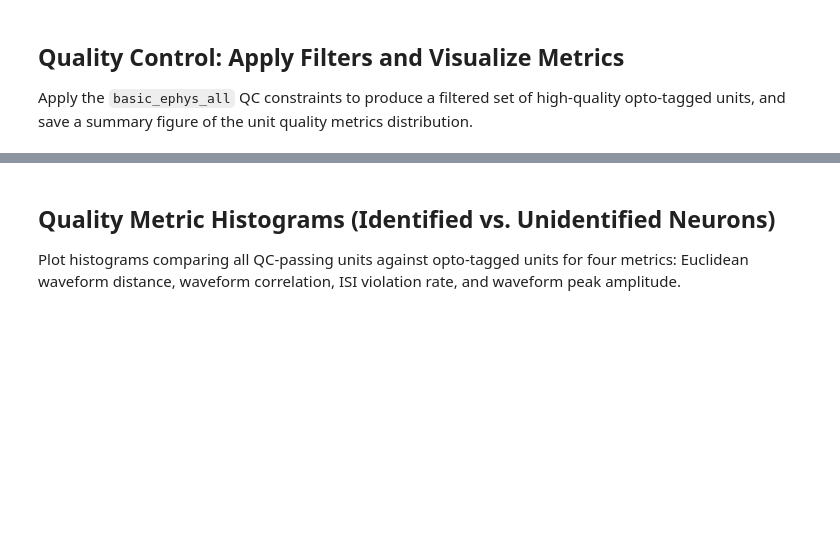
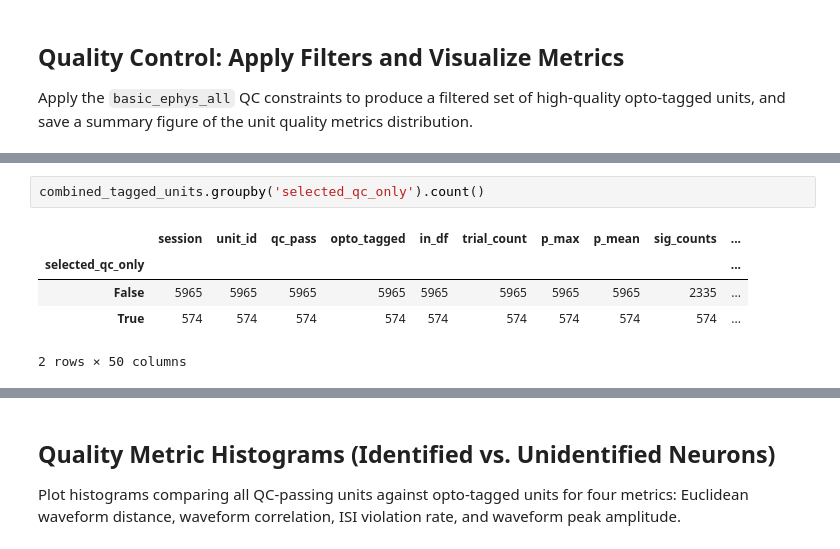
Before and after one commit to AllenNeuralDynamics/LC-beh-physiology-analysis, a Jupyter notebook: code/beh_ephys_analysis/session_combine/manuscript_figures/F_basic_ephys.ipynb, the cells around one changed output, grey strips where cells are left out. Drawn from its saved outputs; the diff is of its cells as text; blank space fills up the shorter version.

```diff
--- a/code/beh_ephys_analysis/session_combine/manuscript_figures/F_basic_ephys.ipynb
+++ b/code/beh_ephys_analysis/session_combine/manuscript_figures/F_basic_ephys.ipynb
@@ -163,0 +165,8 @@ Number of non-opto rows after filtering: 946
+# %%
+combined_tagged_units.groupby('selected_qc_only').count()
+# %% [output]
+|  | session | unit_id | qc_pass | opto_tagged | in_df | trial_count | p_max | p_mean | sig_counts | ... |
+| selected_qc_only |  |  |  |  |  |  |  |  |  | ... |
+| False | 5965 | 5965 | 5965 | 5965 | 5965 | 5965 | 5965 | 5965 | 2335 | ... |
+| True | 574 | 574 | 574 | 574 | 574 | 574 | 574 | 574 | 574 | ... |
+2 rows × 50 columns
```
Also changed, not shown: parts of 16 cells of this notebook, 5 other files.
